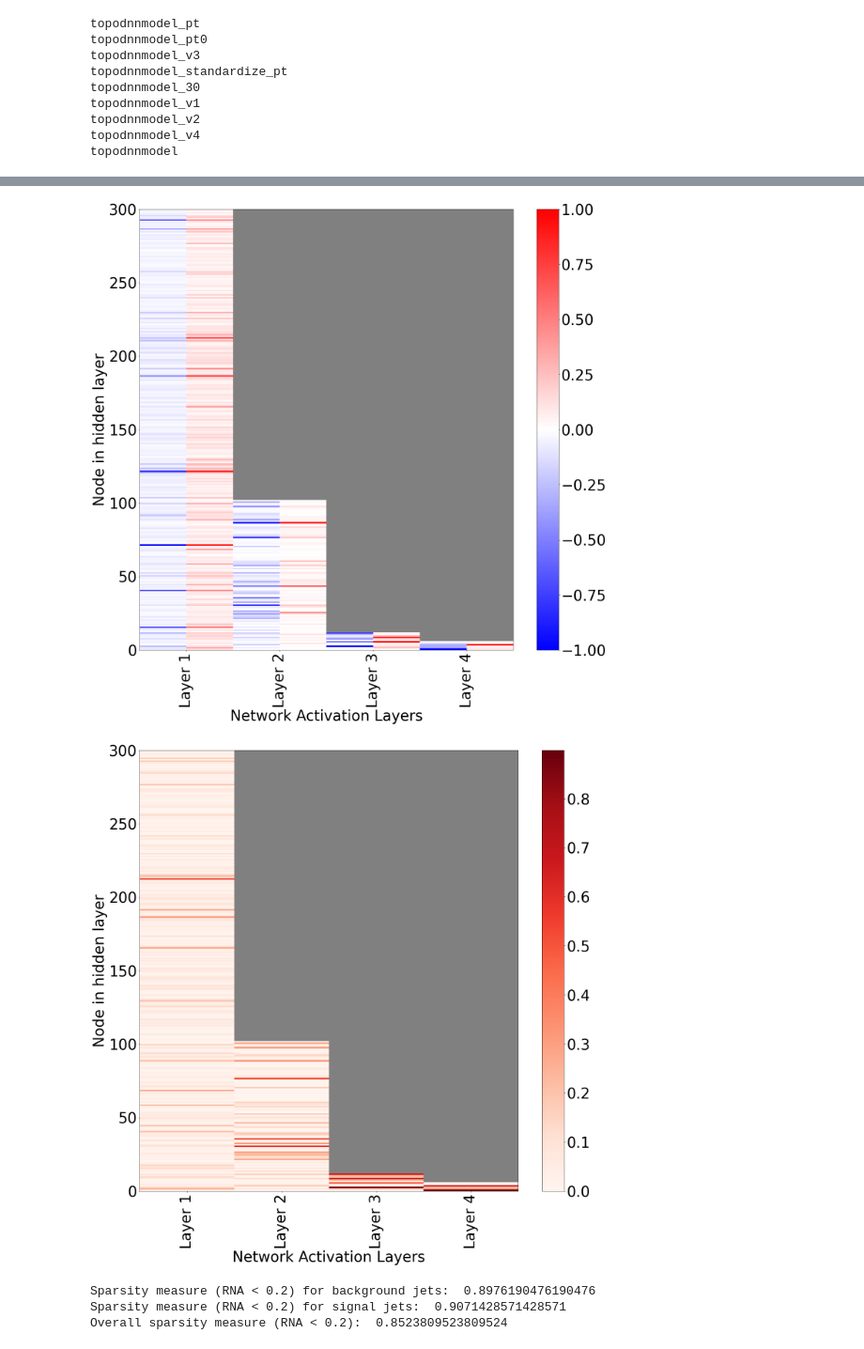
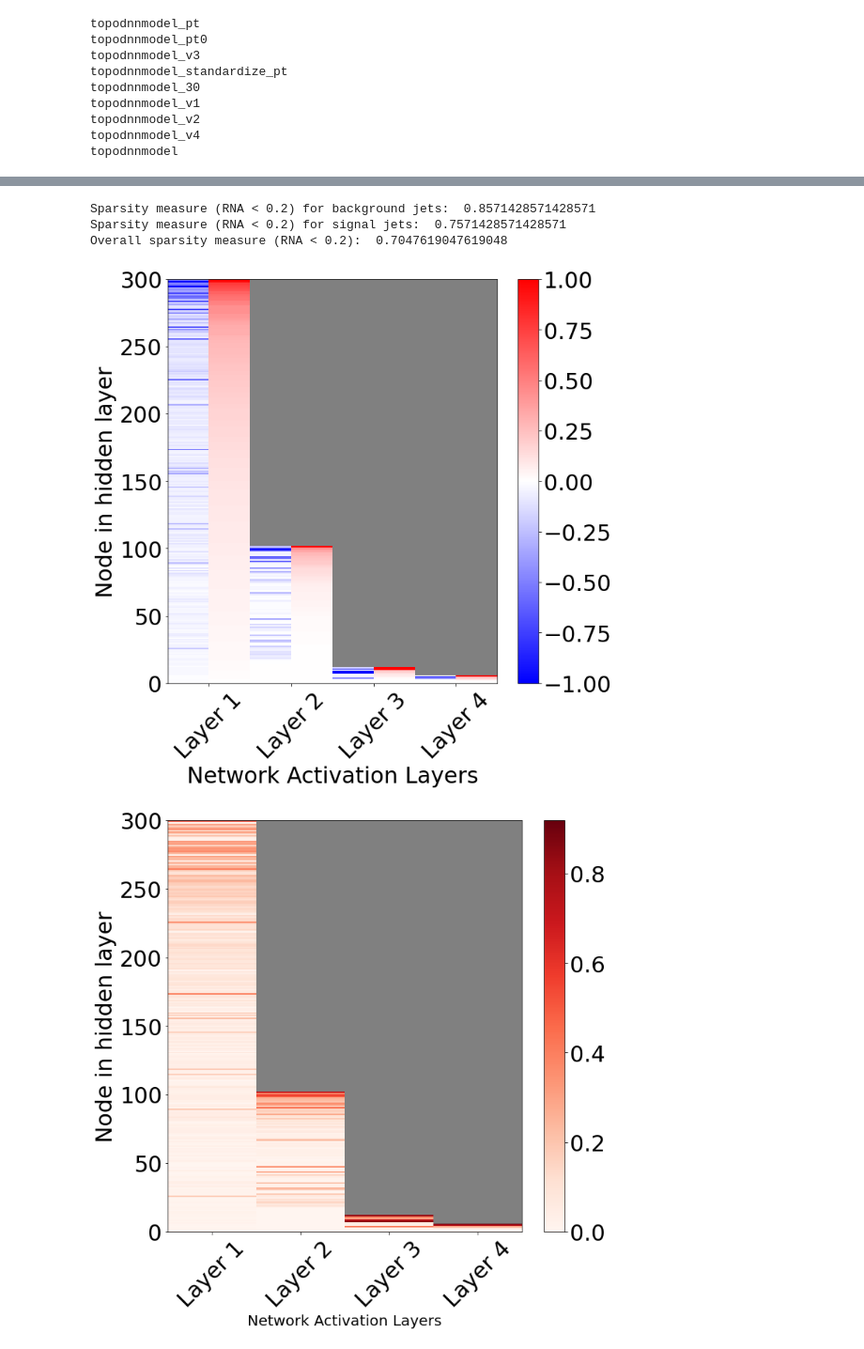
Before and after one commit to FAIR4HEP/xAI4toptagger, a Jupyter notebook: evaluation/TopoDNN/TopoDNN_NAP.ipynb, the cells around one changed output, grey strips where cells are left out. Shown at 94% size. Cells and saved outputs as stored; diff of their text form; code cells hidden in the pictures.

```diff
--- a/evaluation/TopoDNN/TopoDNN_NAP.ipynb
+++ b/evaluation/TopoDNN/TopoDNN_NAP.ipynb
@@ -51,6 +51,12 @@ def ActivationMapPlotter(FiringMatrix_0, FiringMatrix_1, layer_tags, tag='baseli
     N_cols = len(FiringMatrix_0)
     N_rows = max([len(i) for i in FiringMatrix_0])
     Nnodes = 0
+
+    for ii in range(len(FiringMatrix_0)):
+        sortind = np.argsort(FiringMatrix_1[ii])
+        FiringMatrix_0[ii] = FiringMatrix_0[ii][sortind]
+        FiringMatrix_1[ii] = FiringMatrix_1[ii][sortind]
+
     for ii in range(len(FiringMatrix_0)):
         max_0 = FiringMatrix_0[ii].max()
         max_1 = FiringMatrix_1[ii].max()
@@ -80,26 +86,26 @@ def ActivationMapPlotter(FiringMatrix_0, FiringMatrix_1, layer_tags, tag='baseli
     y = np.array([np.arange(N_rows)]*N_cols).reshape(-1) + 0.5
     y = np.append(y,y)
 
-    fig, axes = plt.subplots(1,1,figsize=(20,20))
+    fig, axes = plt.subplots(1,1,figsize=(10,10))
     _,_,_,im = axes.hist2d(x,y,
                    bins=[np.arange(0,N_cols+0.25,0.5), np.arange(N_rows+1)],
                    weights = weights, cmap = 'bwr', cmin = -1, cmax = 1)
     axes.set_facecolor('grey')
 
     cbar = fig.colorbar(im, ax=axes)
-    cbar.ax.tick_params(labelsize=40)
-    axes.set_xlabel('Network Activation Layers', fontsize = 40)
-    axes.set_ylabel('Node in hidden layer', fontsize = 40)
+    cbar.ax.tick_params(labelsize=30)
+    axes.set_xlabel('Network Activation Layers', fontsize = 30)
+    axes.set_ylabel('Node in hidden layer', fontsize = 30)
     axes.set_xticks(np.arange(N_cols) + 0.5)
-    axes.set_xticklabels(layer_tags, rotation='vertical',  fontsize=40)
-    axes.tick_params(axis='both', which='major', labelsize=40)
+    axes.set_xticklabels(layer_tags, rotation=45,  fontsize=30)
+    axes.tick_params(axis='both', which='major', labelsize=30)
     plt.tight_layout()
     if save:
         plt.savefig("figures/NAP_TopoDNN_{}.png".format(tag))
     plt.show()
 
 
-    fig, axes = plt.subplots(1,1,figsize=(20,20))
+    fig, axes = plt.subplots(1,1,figsize=(10,10))
     weights = np.abs(FiringMatrix_1.reshape(-1) - FiringMatrix_0.reshape(-1))
     x = np.array([np.arange(N_cols)]*N_rows).T.reshape(-1) + 0.5
     y = np.array([np.arange(N_rows)]*N_cols).reshape(-1) + 0.5
@@ -108,13 +114,13 @@ def ActivationMapPlotter(FiringMatrix_0, FiringMatrix_1, layer_tags, tag='baseli
                    weights = weights, cmap = 'Reds')
 
     cbar = fig.colorbar(im, ax=axes)
-    cbar.ax.tick_params(labelsize=40)
+    cbar.ax.tick_params(labelsize=30)
     axes.set_facecolor('grey')
-    axes.set_xlabel('Network Activation Layers', fontsize=40)
-    axes.set_ylabel('Node in hidden layer', fontsize=40)
+    axes.set_xlabel('Network Activation Layers', fontsize=20)
+    axes.set_ylabel('Node in hidden layer', fontsize=30)
     axes.set_xticks(np.arange(N_cols) + 0.5)
-    axes.set_xticklabels(layer_tags, rotation='vertical', fontsize=40)
-    axes.tick_params(axis='both', which='major', labelsize=40)
+    axes.set_xticklabels(layer_tags, rotation=45, fontsize=30)
+    axes.tick_params(axis='both', which='major', labelsize=30)
     plt.tight_layout()
     if save:
         plt.savefig("figures/dNAP_TopoDNN_{}.png".format(tag))
@@ -124,7 +130,7 @@ def ActivationMapPlotter(FiringMatrix_0, FiringMatrix_1, layer_tags, tag='baseli
 #Can change to '', '_pt0','_pt', '_30', or '_standardize_pt'
 # modes = ['', '_v1', '_v2', '_v3', '_v4', '_pt0']
 sparsities ={}
-
+all_models = ['topodnnmodel']
 for model_name in all_models:
     mode = model_name.replace("topodnnmodel", "")
     df_test2 = df_test.copy()
@@ -165,5 +169,5 @@ Overall sparsity measure (RNA < 0.2):  0.85
+Sparsity measure (RNA < 0.2) for background jets:  0.8571428571428571
+Sparsity measure (RNA < 0.2) for signal jets:  0.7571428571428571
+Overall sparsity measure (RNA < 0.2):  0.7047619047619048
-[figure, old version]
+[figure, new version]
-[figure, old version]
+[figure, new version]
-Sparsity measure (RNA < 0.2) for background jets:  0.8976190476190476
-Sparsity measure (RNA < 0.2) for signal jets:  0.9071428571428571
-Overall sparsity measure (RNA < 0.2):  0.8523809523809524
```
Also changed, not shown: parts of 3 cells of this notebook, 53 other files.
